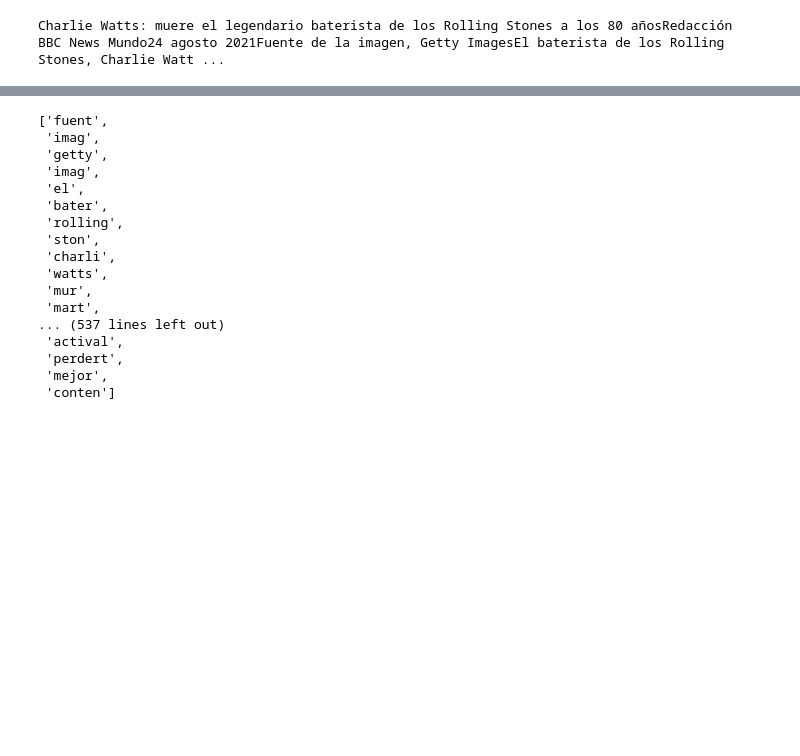
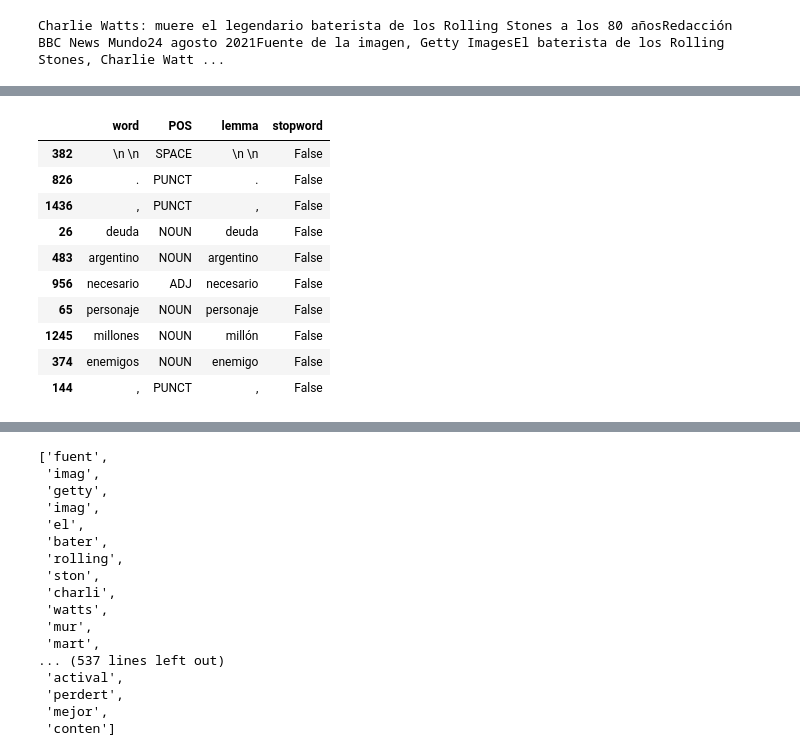
Before and after one commit to rsunderscore/rs_spanish, a Jupyter notebook: articlewords.ipynb, the cells around one changed output, grey strips where cells are left out. Drawn from its saved outputs; the diff is of its cells as text; code cells hidden in the pictures; blank space fills up the shorter version.

```diff
--- a/articlewords.ipynb
+++ b/articlewords.ipynb
@@ -187,0 +255,15 @@ print(tokens)
+# %%
+posdf2 = posdf[posdf['stopword']==False]
+posdf2.sample(10)
+# %% [output]
+|  | word | POS | lemma | stopword |
+| 382 | \n \n | SPACE | \n \n | False |
+| 826 | . | PUNCT | . | False |
+| 1436 | , | PUNCT | , | False |
+| 26 | deuda | NOUN | deuda | False |
+| 483 | argentino | NOUN | argentino | False |
+| 956 | necesario | ADJ | necesario | False |
+| 65 | personaje | NOUN | personaje | False |
+| 1245 | millones | NOUN | millón | False |
+| 374 | enemigos | NOUN | enemigo | False |
+| 144 | , | PUNCT | , | False |
```
Also changed, not shown: parts of 22 cells of this notebook.
